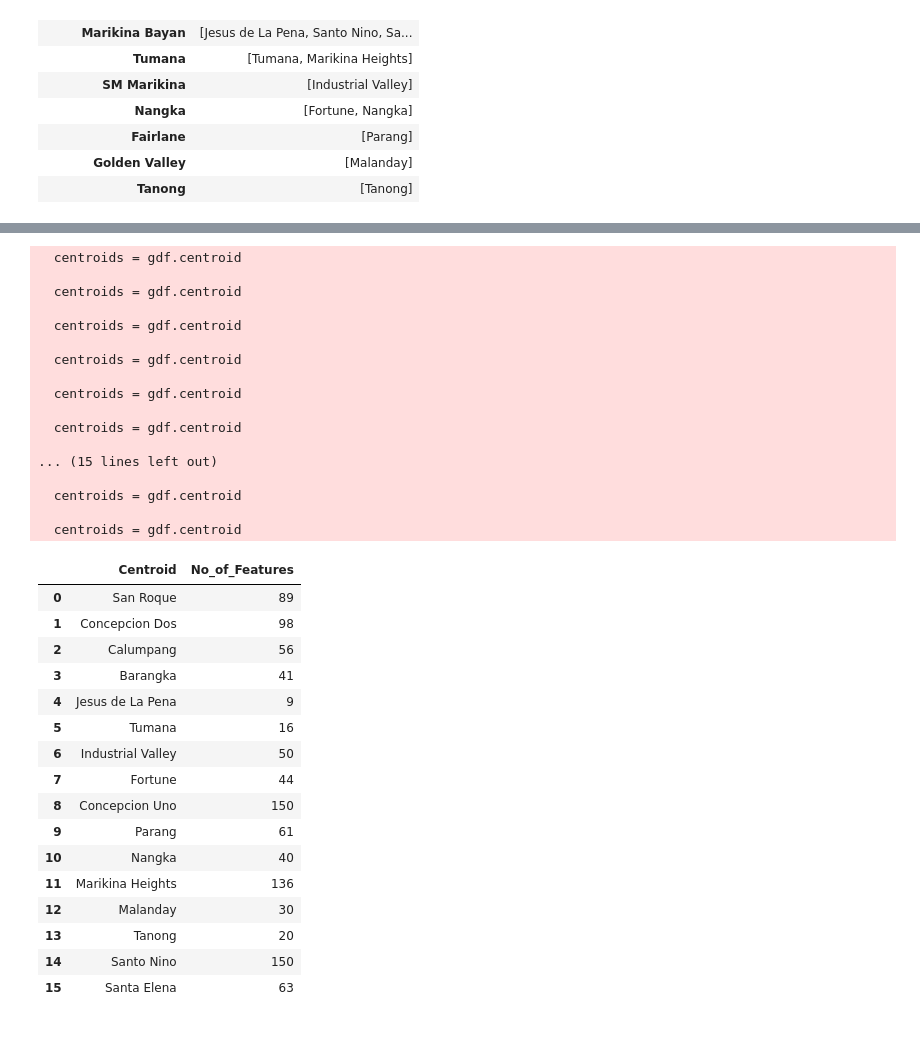
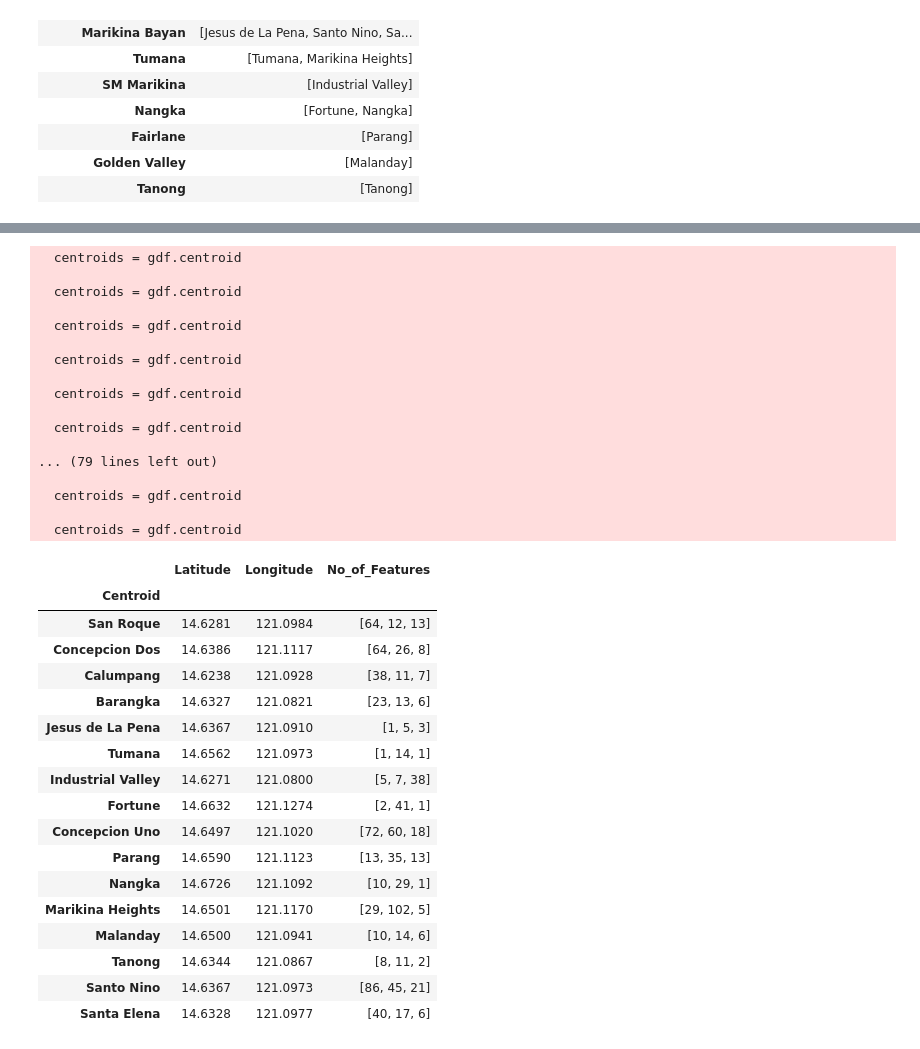
Before and after one commit to msescordial/rnga, a Jupyter notebook: Generating_Demand_Matrix.ipynb, the cells around one changed output, grey strips where cells are left out. Drawn from its saved outputs; the diff is of its cells as text; code cells hidden in the pictures.

```diff
--- a/Generating_Demand_Matrix.ipynb
+++ b/Generating_Demand_Matrix.ipynb
@@ -94,5 +107,5 @@ df_cn_final
 # %%
-def node_ID_to_coordinates(node_ID):
+def node_ID_to_coordinates(node_ID, G):
     x = G.nodes[node_ID]['x']
     y = G.nodes[node_ID]['y']
     return x,y
@@ -139,7 +172,9 @@ def feature_nodes(place):
     return no_of_feature_nodes
 # %%
 place = 'Parang, Marikina, Metro Manila, Philippines'
-no_of_feature_nodes = feature_nodes(place)
+place_x = 121.1123
+place_y = 14.6590
+no_of_feature_nodes = feature_nodes(place, place_x, place_y, plot_features=True)
 no_of_feature_nodes
 # %% [output]
   centroids = gdf.centroid
@@ -146,0 +187,5 @@ no_of_feature_nodes
+# %%
+df_cf = pd.DataFrame(centroids, columns=["Centroid"])
+df_cf[["Latitude","Longitude"]] = df_centroids_to_node[["Latitude","Longitude"]]
+df_cf.set_index("Centroid", inplace=True)
+df_cf.head()
@@ -147,46 +200,47 @@ no_of_feature_nodes
 # %%
-df_cf = pd.DataFrame(centroids, columns=["Centroid"])
-
 list_fc = []
 for centroid in centroids:
     place = centroid + ', Marikina, Metro Manila, Philippines'
-    no_of_feature_nodes = feature_nodes(place)
+    place_x = df_cf["Longitude"][centroid]
+    place_y = df_cf["Latitude"][centroid]
+    no_of_feature_nodes = feature_nodes(place, place_x, place_y, plot_features=False)
     list_fc.append(no_of_feature_nodes)
 
 df_cf["No_of_Features"] = list_fc
 df_cf
 # %% [output]
   centroids = gdf.centroid
 
   centroids = gdf.centroid
 
   centroids = gdf.centroid
 
   centroids = gdf.centroid
 
   centroids = gdf.centroid
 
   centroids = gdf.centroid
 
-... (15 lines left out)
+... (79 lines left out)
 
   centroids = gdf.centroid
 
   centroids = gdf.centroid
-|  | Centroid | No_of_Features |
-| 0 | San Roque | 89 |
-| 1 | Concepcion Dos | 98 |
-| 2 | Calumpang | 56 |
-| 3 | Barangka | 41 |
-| 4 | Jesus de La Pena | 9 |
-| 5 | Tumana | 16 |
-| 6 | Industrial Valley | 50 |
-| 7 | Fortune | 44 |
-| 8 | Concepcion Uno | 150 |
-| 9 | Parang | 61 |
-| 10 | Nangka | 40 |
-| 11 | Marikina Heights | 136 |
-| 12 | Malanday | 30 |
-| 13 | Tanong | 20 |
-| 14 | Santo Nino | 150 |
-| 15 | Santa Elena | 63 |
+|  | Latitude | Longitude | No_of_Features |
+| Centroid |  |  |  |
+| San Roque | 14.6281 | 121.0984 | [64, 12, 13] |
+| Concepcion Dos | 14.6386 | 121.1117 | [64, 26, 8] |
+| Calumpang | 14.6238 | 121.0928 | [38, 11, 7] |
+| Barangka | 14.6327 | 121.0821 | [23, 13, 6] |
+| Jesus de La Pena | 14.6367 | 121.0910 | [1, 5, 3] |
+| Tumana | 14.6562 | 121.0973 | [1, 14, 1] |
+| Industrial Valley | 14.6271 | 121.0800 | [5, 7, 38] |
+| Fortune | 14.6632 | 121.1274 | [2, 41, 1] |
+| Concepcion Uno | 14.6497 | 121.1020 | [72, 60, 18] |
+| Parang | 14.6590 | 121.1123 | [13, 35, 13] |
+| Nangka | 14.6726 | 121.1092 | [10, 29, 1] |
+| Marikina Heights | 14.6501 | 121.1170 | [29, 102, 5] |
+| Malanday | 14.6500 | 121.0941 | [10, 14, 6] |
+| Tanong | 14.6344 | 121.0867 | [8, 11, 2] |
+| Santo Nino | 14.6367 | 121.0973 | [86, 45, 21] |
+| Santa Elena | 14.6328 | 121.0977 | [40, 17, 6] |
```
Also changed, not shown: parts of 59 cells of this notebook.
